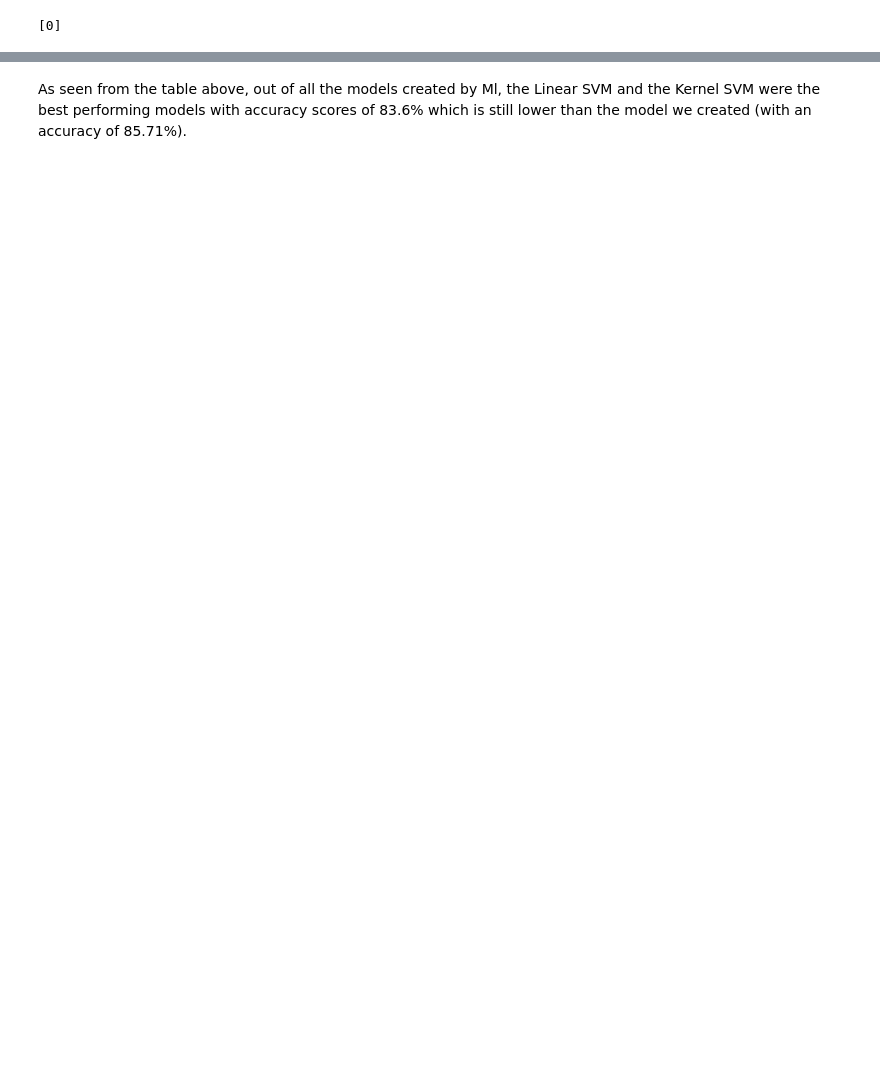
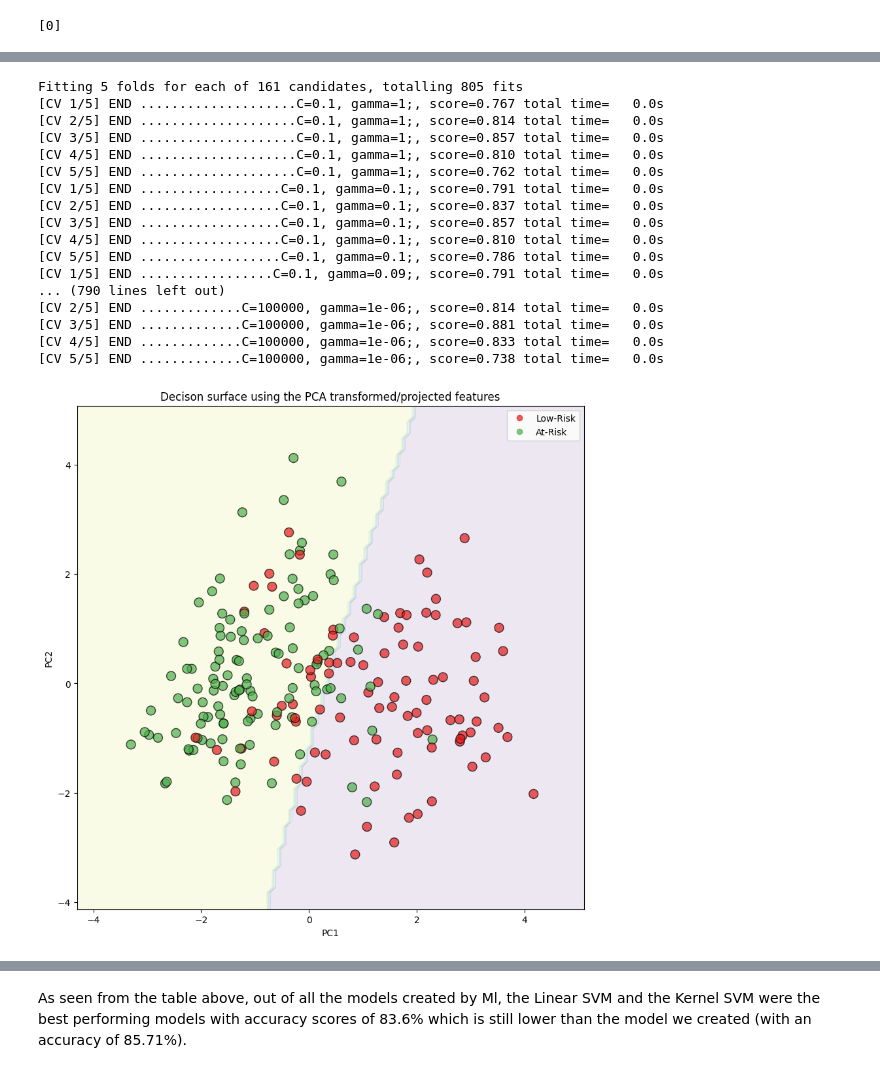
Before and after one commit to riru12/VitalCheck, a Jupyter notebook: VitalCheckSVM.ipynb, the cells around one changed output, grey strips where cells are left out. Cells and saved outputs as stored; diff of their text form; code cells hidden in the pictures; blank space fills up the shorter version.

Commit message:
feat: added visualization, completed results and discussion

```diff
--- a/VitalCheckSVM.ipynb
+++ b/VitalCheckSVM.ipynb
@@ -177,0 +185,69 @@ print(y)
+# %%
+from sklearn.decomposition import PCA # to perform PCA to plot the data
+import matplotlib.colors as colors
+
+pca = PCA()
+X_train_pca = pca.fit_transform(X_train)
+
+pc1 = X_train_pca[:, 0]
+pc2 = X_train_pca[:, 1]
+
+grid.fit(np.column_stack((pc1, pc2)), y_train)
+
+x_min = pc1.min() - 1
+x_max = pc1.max() + 1
+
+y_min = pc2.min() - 1
+y_max = pc2.max() + 1
+
+xx, yy = np.meshgrid(np.arange(start=x_min, stop=x_max, step=0.1),
+                     np.arange(start=y_min, stop=y_max, step=0.1))
+
+Z = grid.predict(np.column_stack((xx.ravel(), yy.ravel())))
+
+Z = Z.reshape(xx.shape)
+
+fig, ax = plt.subplots(figsize=(10,10))
+
+ax.contourf(xx, yy, Z, alpha=0.1)
+
+cmap = colors.ListedColormap(['#e41a1c', '#4daf4a'])\
+
+scatter = ax.scatter(pc1, pc2, c=y_train,
+               cmap=cmap,
+               s=100,
+               edgecolors='k', ## 'k' = black
+               alpha=0.7)
+
+## now create a legend
+legend = ax.legend(scatter.legend_elements()[0],
+                   scatter.legend_elements()[1],
+                    loc="upper right")
+legend.get_texts()[0].set_text("Low-Risk")
+legend.get_texts()[1].set_text("At-Risk")
+
+## now add axis labels and titles
+ax.set_ylabel('PC2')
+ax.set_xlabel('PC1')
+ax.set_title('Decison surface using the PCA transformed/projected features')
+# plt.savefig('svm.png')
+plt.show()
+# %% [output]
+Fitting 5 folds for each of 161 candidates, totalling 805 fits
+[CV 1/5] END ....................C=0.1, gamma=1;, score=0.767 total time=   0.0s
+[CV 2/5] END ....................C=0.1, gamma=1;, score=0.814 total time=   0.0s
+[CV 3/5] END ....................C=0.1, gamma=1;, score=0.857 total time=   0.0s
+[CV 4/5] END ....................C=0.1, gamma=1;, score=0.810 total time=   0.0s
+[CV 5/5] END ....................C=0.1, gamma=1;, score=0.762 total time=   0.0s
+[CV 1/5] END ..................C=0.1, gamma=0.1;, score=0.791 total time=   0.0s
+[CV 2/5] END ..................C=0.1, gamma=0.1;, score=0.837 total time=   0.0s
+[CV 3/5] END ..................C=0.1, gamma=0.1;, score=0.857 total time=   0.0s
+[CV 4/5] END ..................C=0.1, gamma=0.1;, score=0.810 total time=   0.0s
+[CV 5/5] END ..................C=0.1, gamma=0.1;, score=0.786 total time=   0.0s
+[CV 1/5] END .................C=0.1, gamma=0.09;, score=0.791 total time=   0.0s
+... (790 lines left out)
+[CV 2/5] END .............C=100000, gamma=1e-06;, score=0.814 total time=   0.0s
+[CV 3/5] END .............C=100000, gamma=1e-06;, score=0.881 total time=   0.0s
+[CV 4/5] END .............C=100000, gamma=1e-06;, score=0.833 total time=   0.0s
+[CV 5/5] END .............C=100000, gamma=1e-06;, score=0.738 total time=   0.0s
+[figure, added]
```
Also changed, not shown: parts of 7 cells of this notebook.
